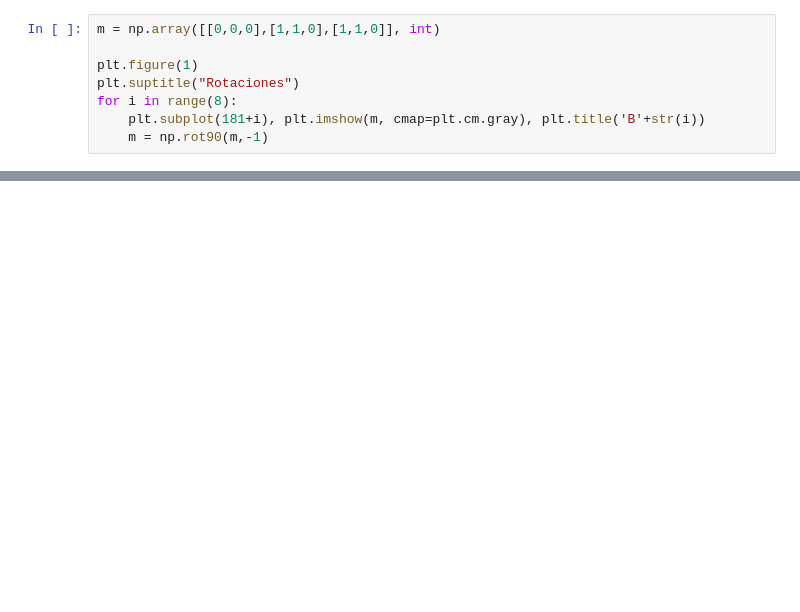
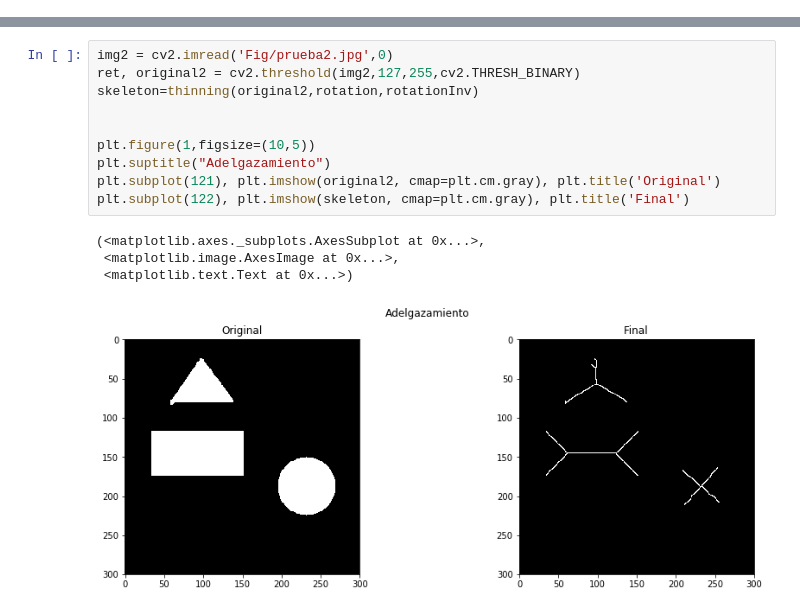
Before and after one commit to seradiazpin/MachineVisionUnal, a Jupyter notebook: Tarea7/Tarea7.ipynb, the cells around one changed output, grey strips where cells are left out. Drawn from its saved outputs; the diff is of its cells as text; blank space fills up the shorter version.

```diff
--- a/Tarea7/Tarea7.ipynb
+++ b/Tarea7/Tarea7.ipynb
@@ -103,8 +63,0 @@ plt.subplot(132), plt.imshow(res, cmap=plt.cm.gray), plt.title('Original')
-# %%
-m = np.array([[0,0,0],[1,1,0],[1,1,0]], int)
-
-plt.figure(1)
-plt.suptitle("Rotaciones")
-for i in range(8):
-    plt.subplot(181+i), plt.imshow(m, cmap=plt.cm.gray), plt.title('B'+str(i))
-    m = np.rot90(m,-1)
@@ -112,0 +136,15 @@ for i in range(8):
+# %%
+img2 = cv2.imread('Fig/prueba2.jpg',0)
+ret, original2 = cv2.threshold(img2,127,255,cv2.THRESH_BINARY)
+skeleton=thinning(original2,rotation,rotationInv)
+
+
+plt.figure(1,figsize=(10,5))
+plt.suptitle("Adelgazamiento")
+plt.subplot(121), plt.imshow(original2, cmap=plt.cm.gray), plt.title('Original')
+plt.subplot(122), plt.imshow(skeleton, cmap=plt.cm.gray), plt.title('Final')
+# %% [output]
+(<matplotlib.axes._subplots.AxesSubplot at 0x...>,
+ <matplotlib.image.AxesImage at 0x...>,
+ <matplotlib.text.Text at 0x...>)
+[figure, added]
```
Also changed, not shown: parts of 7 cells of this notebook, 9 other files.
